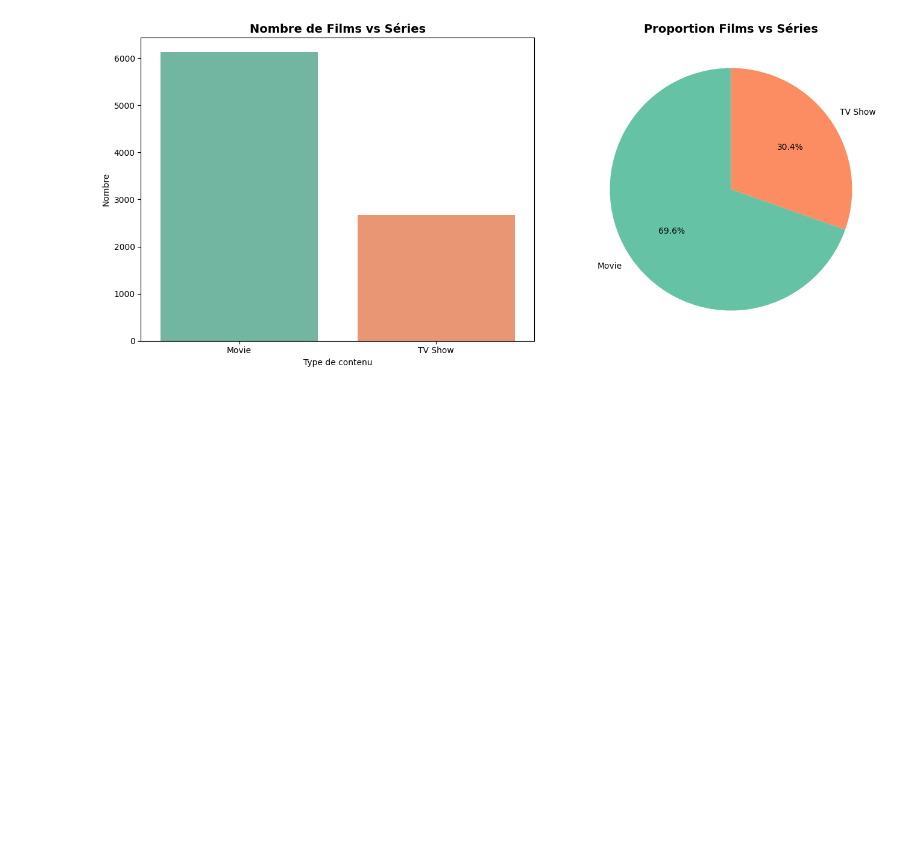
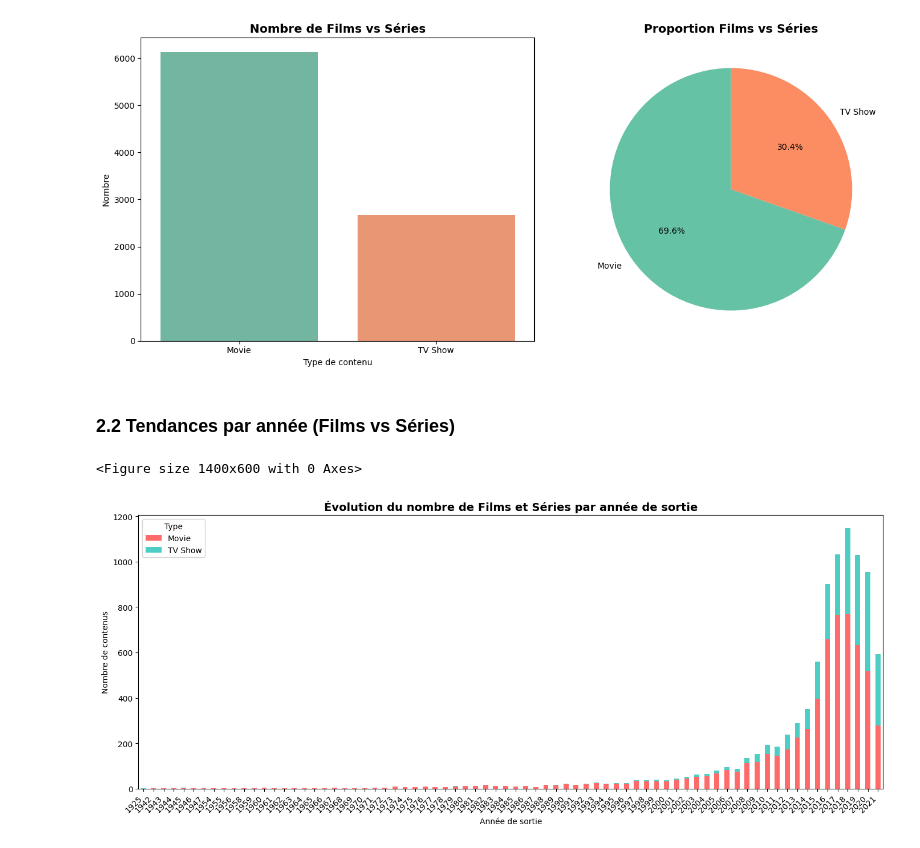
Before and after one commit to LaPoulePunto/netflix-eda-analyse, a Jupyter notebook: main.ipynb, the cells around one changed output. Drawn from its saved outputs; the diff is of its cells as text; code cells hidden in the pictures; blank space fills up the shorter version.

```diff
--- a/main.ipynb
+++ b/main.ipynb
@@ -206,3 +206,32 @@ Movie      69.604725
 TV Show    30.395275
 Name: proportion, dtype: float64
 [figure]
+# %% [markdown]
+### 2.2 Tendances par année (Films vs Séries)
+# %%
+import plotly.express as px
+
+type_by_year = df.groupby(['release_year', 'type']).size().unstack(fill_value=0)
+
+plt.figure(figsize=(14, 6))
+type_by_year.plot(kind='bar', stacked=True, color=['#FF6B6B', '#4ECDC4'], figsize=(14, 6))
+plt.title('Évolution du nombre de Films et Séries par année de sortie',
+          fontsize=14, fontweight='bold')
+plt.xlabel('Année de sortie')
+plt.ylabel('Nombre de contenus')
+plt.legend(title='Type')
+plt.xticks(rotation=45, ha='right')
+plt.tight_layout()
+plt.show()
+
+fig = px.bar(type_by_year,
+             x=type_by_year.index,
+             y=['Movie', 'TV Show'],
+             title='Évolution du nombre de Films et Séries par année de sortie',
+             labels={'value': 'Nombre de contenus', 'release_year': 'Année de sortie'},
+             barmode='group')
+fig.update_layout(xaxis_tickangle=-45)
+fig.show()
+# %% [output]
+<Figure size 1400x600 with 0 Axes>
+[figure, added]
```
Also changed, not shown: 1 other file.
